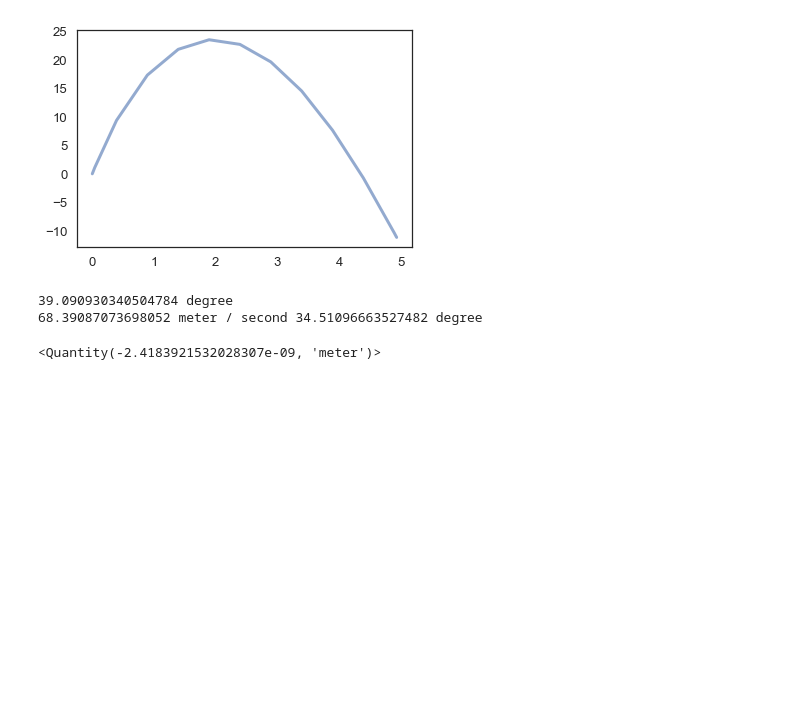
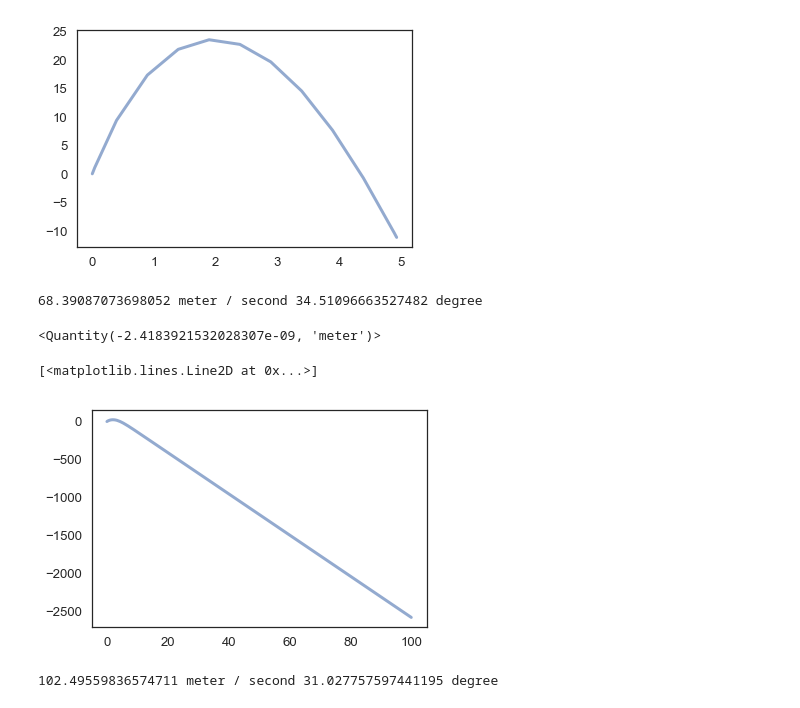
Before and after one commit to megku4u/ModSimPy, a Jupyter notebook: code/Project 3.ipynb, the cells around one changed output. Saved outputs shown, nothing was run; the diff lists cells and outputs as text; code cells hidden in the pictures; blank space fills up the shorter version.

Commit message:
tried to create graphs (unsuccessfully)

```diff
--- a/code/Project 3.ipynb
+++ b/code/Project 3.ipynb
@@ -261,25 +259,31 @@ plot(resultsCC.y)
 [<matplotlib.lines.Line2D at 0x...>]
 [figure]
 # %%
-print(opt_angle)
 res3 = fsolve(error_func, 45*m/s, paramsMH);
 v_MH = res3[0]*m/s
 angle_MH = opt_angle
 print(v_MH, angle_MH)
 # %% [output]
-39.090930340504784 degree
 68.39087073698052 meter / second 34.51096663527482 degree
 # %%
 paramsMH = Params(paramsMH, velocity=v_MH, angle=angle_MH)
 error_func(paramsMH.velocity, paramsMH)
 # %% [output]
 <Quantity(-2.4183921532028307e-09, 'meter')>
+# %%
+resultsMH, detailsMH = run_ode_solver(paramsMH, slope_func, method="RK45", max_step=0.5*s, events = event_func2)
+detailsMH.message
+plot(resultsMH.y)
+# %% [output]
+[<matplotlib.lines.Line2D at 0x...>]
+[figure, added]
 # %%
-print(opt_angle)
 res4 = fsolve(error_func, 45*m/s, paramsAC);
 v_AC = res4[0]*m/s
 angle_AC = opt_angle
 print(v_AC, angle_AC)
+# %% [output]
+102.49559836574711 meter / second 31.027757597441195 degree
 # %%
 paramsAC = Params(params, velocity=v_AC, angle=angle_AC)
 error_func(paramsAC.velocity, paramsAC)
```
Also changed, not shown: parts of 4 cells of this notebook.
